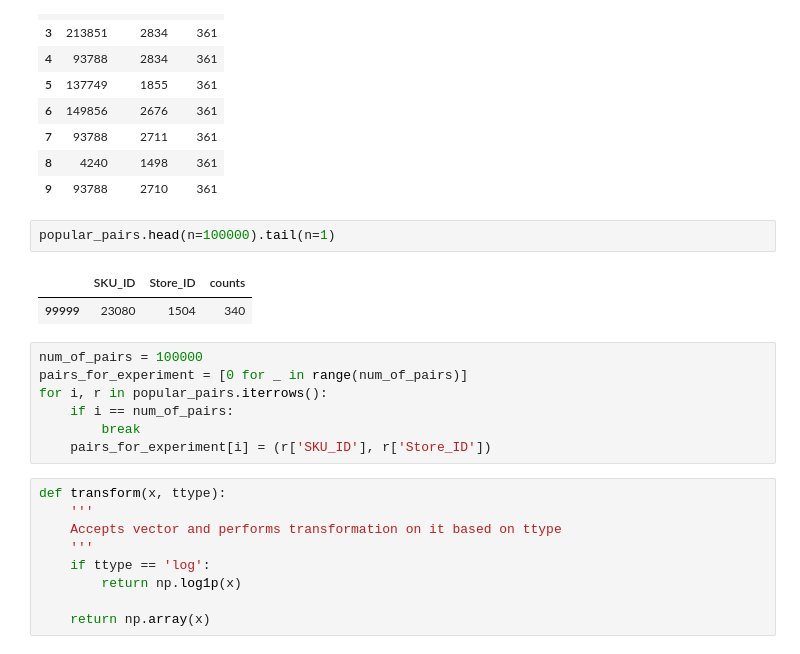
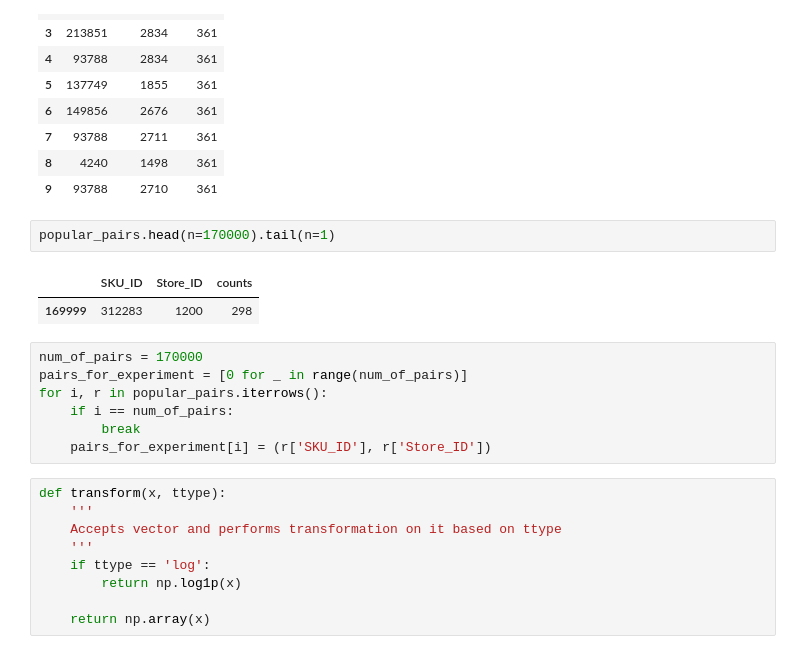
Before and after one commit to aromanenko/RobustPED, a Jupyter notebook: models_with_elast.ipynb, the cells around one changed output. Drawn from its saved outputs; the diff is of its cells as text.

```diff
--- a/models_with_elast.ipynb
+++ b/models_with_elast.ipynb
@@ -65,12 +65,12 @@ popular_pairs.head(n=10)
 | 8 | 4240 | 1498 | 361 |
 | 9 | 93788 | 2710 | 361 |
 # %%
-popular_pairs.head(n=100000).tail(n=1)
+popular_pairs.head(n=170000).tail(n=1)
 # %% [output]
 |  | SKU_ID | Store_ID | counts |
-| 99999 | 23080 | 1504 | 340 |
+| 169999 | 312283 | 1200 | 298 |
 # %%
-num_of_pairs = 100000
+num_of_pairs = 170000
 pairs_for_experiment = [0 for _ in range(num_of_pairs)]
 for i, r in popular_pairs.iterrows():
     if i == num_of_pairs:
```
Also changed, not shown: parts of 45 cells of this notebook.
